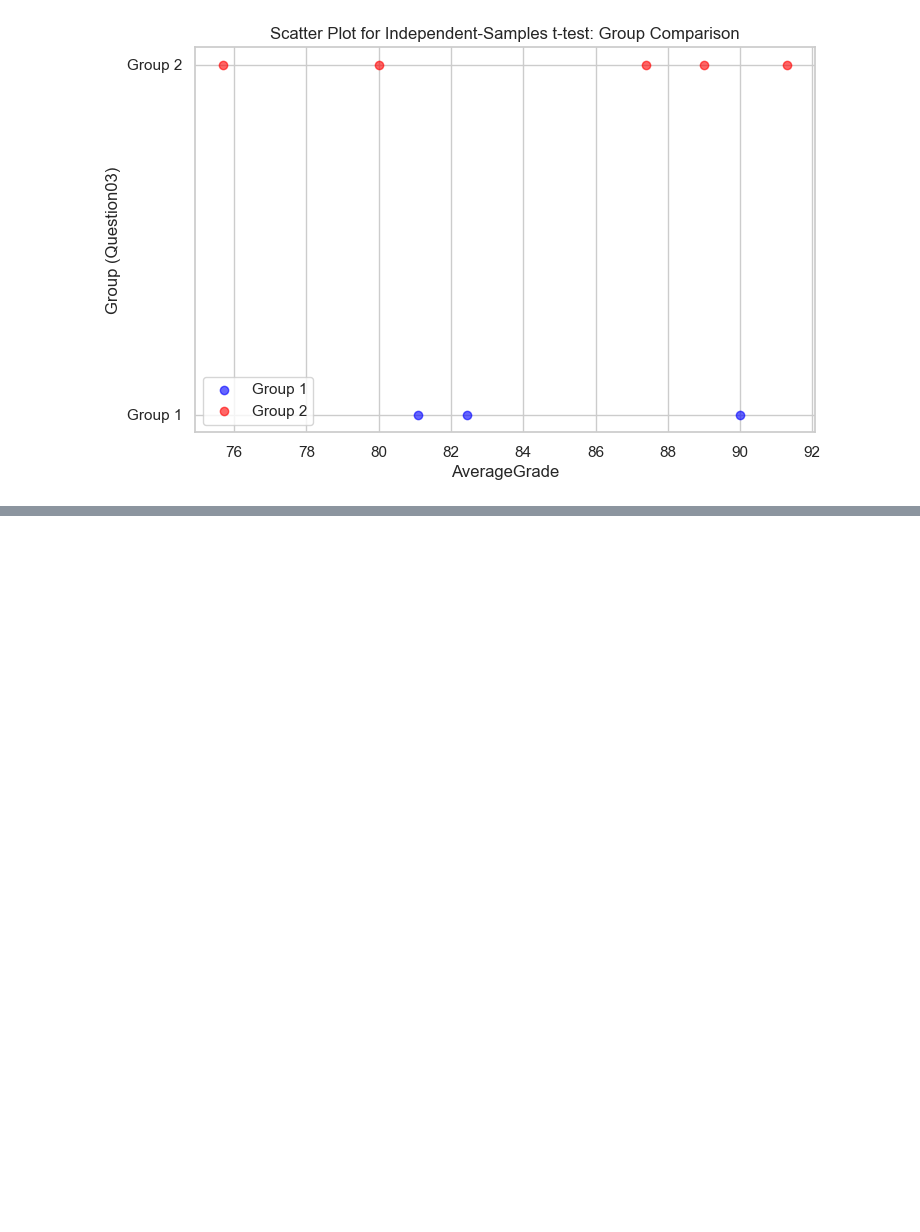
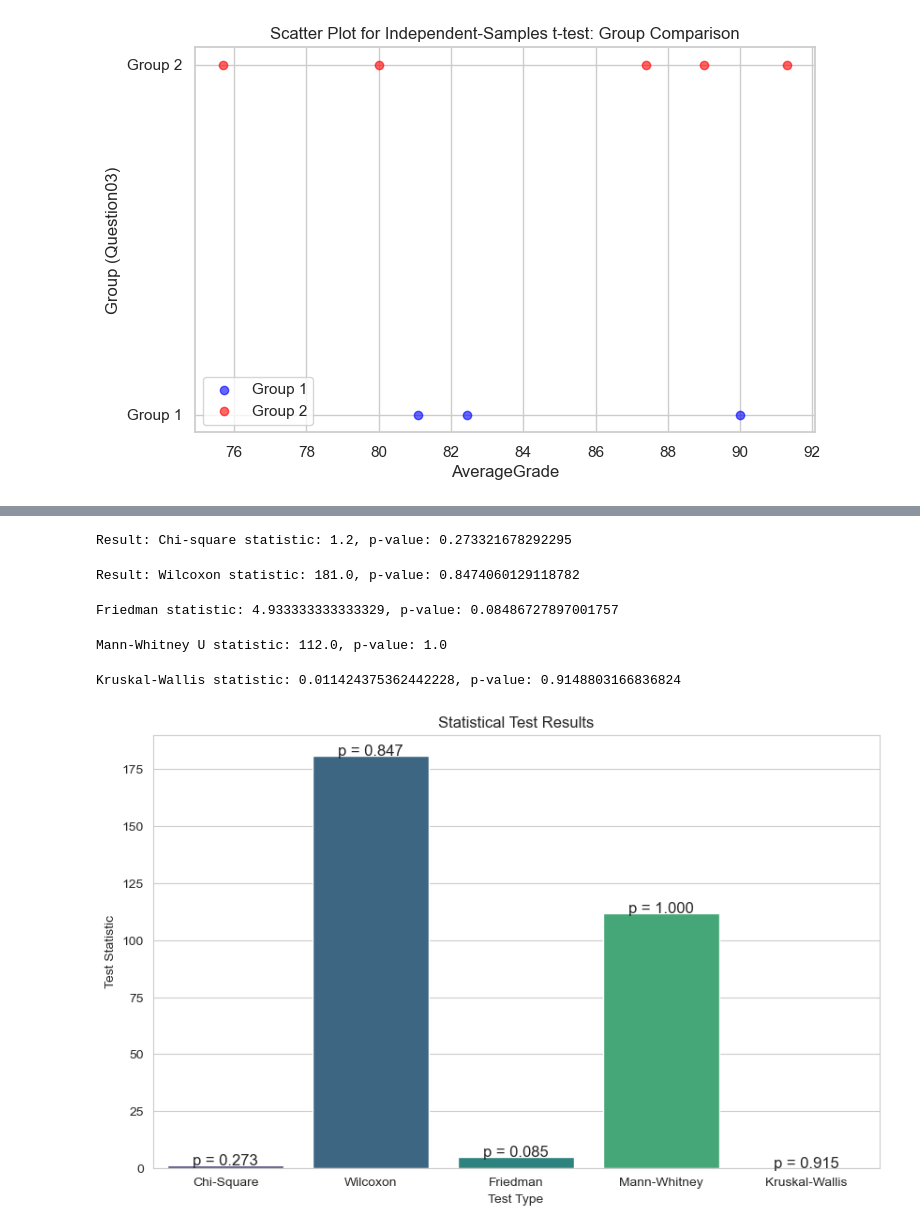
Before and after one commit to Leyaaaan1/Statistics, a Jupyter notebook: data.ipynb, the cells around one changed output, grey strips where cells are left out. Cells and saved outputs as stored; diff of their text form; code cells hidden in the pictures; blank space fills up the shorter version.

```diff
--- a/data.ipynb
+++ b/data.ipynb
@@ -410,0 +470,78 @@ P-value: 0.9710583697893943
+# %%
+# One-Sample Chi-Square Test
+
+observed = pd.Series(df['Program']).value_counts()
+expected = [len(df) / 2] * len(observed)  # Expected equal distribution
+
+chi2_stat, p_value = stats.chisquare(observed, expected)
+print(f"Result: Chi-square statistic: {chi2_stat}, p-value: {p_value}")
+# %% [output]
+Result: Chi-square statistic: 1.2, p-value: 0.273321678292295
+# %%
+# Example: Wilcoxon Signed-Rank Test on Asses01 vs Asses02
+from scipy.stats import wilcoxon
+
+stat, p_value = wilcoxon(df['Asses01'], df['Asses02'])
+print(f"Result: Wilcoxon statistic: {stat}, p-value: {p_value}")
+# %% [output]
+Result: Wilcoxon statistic: 181.0, p-value: 0.8474060129118782
+# %%
+#c) Friedman Test
+from scipy.stats import friedmanchisquare
+
+# Example: Friedman test on multiple questions (Question01, Question02, Question03)
+stat, p_value = friedmanchisquare(df['Question01'], df['Question02'], df['Question03'])
+print(f"Result: Friedman statistic: {stat}, p-value: {p_value}")
+# %% [output]
+Friedman statistic: 4.933333333333329, p-value: 0.08486727897001757
+# %%
+#d) Mann-Whitney U Test
+from scipy.stats import mannwhitneyu
+
+# Example: Mann-Whitney U test on Asses01 for Gender
+group1 = df[df['Gender'] == 1]['Asses01']
+group2 = df[df['Gender'] == 2]['Asses01']
+
+stat, p_value = mannwhitneyu(group1, group2)
+print(f"Result: Mann-Whitney U statistic: {stat}, p-value: {p_value}")
+# %% [output]
+Mann-Whitney U statistic: 112.0, p-value: 1.0
+# %%
+#e) Kruskal-Wallis Test
+from scipy.stats import kruskal
+
+# Example: Kruskal-Wallis test on Asses01 across Program
+group1 = df[df['Program'] == 1]['Asses01']
+group2 = df[df['Program'] == 2]['Asses01']
+# Add more groups if necessary
+
+stat, p_value = kruskal(group1, group2)
+print(f"Result: Kruskal-Wallis statistic: {stat}, p-value: {p_value}")
+# %% [output]
+Kruskal-Wallis statistic: 0.011424375362442228, p-value: 0.9148803166836824
+# %%
+import matplotlib.pyplot as plt
+import seaborn as sns
+
+# Data for the plot
+tests = ['Chi-Square', 'Wilcoxon', 'Friedman', 'Mann-Whitney', 'Kruskal-Wallis']
+test_stats = [1.2, 181.0, 4.93, 112.0, 0.011]
+p_values = [0.273, 0.847, 0.085, 1.0, 0.915]
+
+# Create a bar plot with hue
+plt.figure(figsize=(10, 6))
+sns.barplot(x=tests, y=test_stats, hue=tests, palette="viridis", legend=False)
+
+# Add p-value annotations
+for i, p_val in enumerate(p_values):
+    plt.text(i, test_stats[i] + 0.1, f'p = {p_val:.3f}', ha='center', fontsize=12)
+
+# Adding labels and title
+plt.title('Statistical Test Results')
+plt.ylabel('Test Statistic')
+plt.xlabel('Test Type')
+
+# Display the plot
+plt.show()
+# %% [output]
+[figure, added]
```
Also changed, not shown: parts of 2 cells of this notebook.
